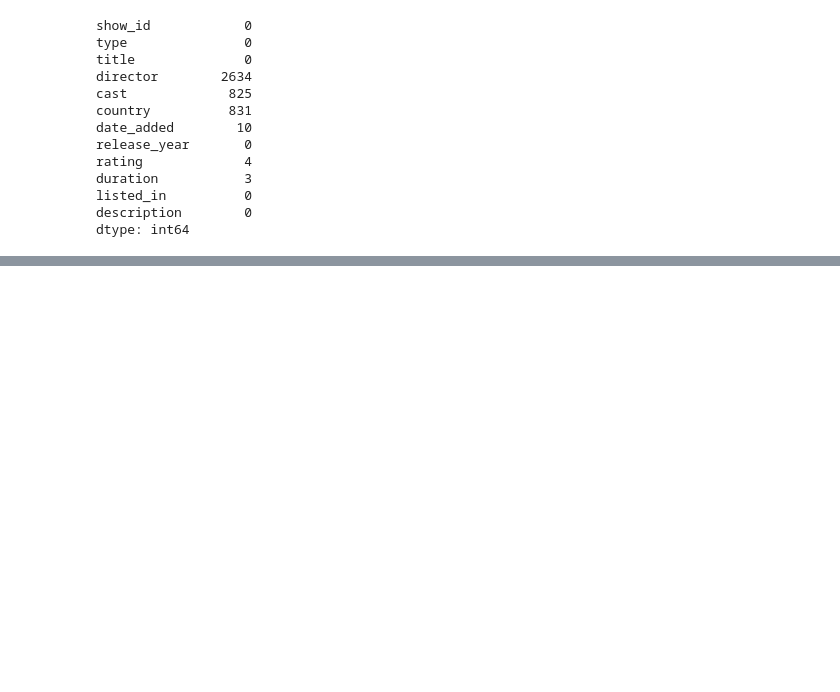
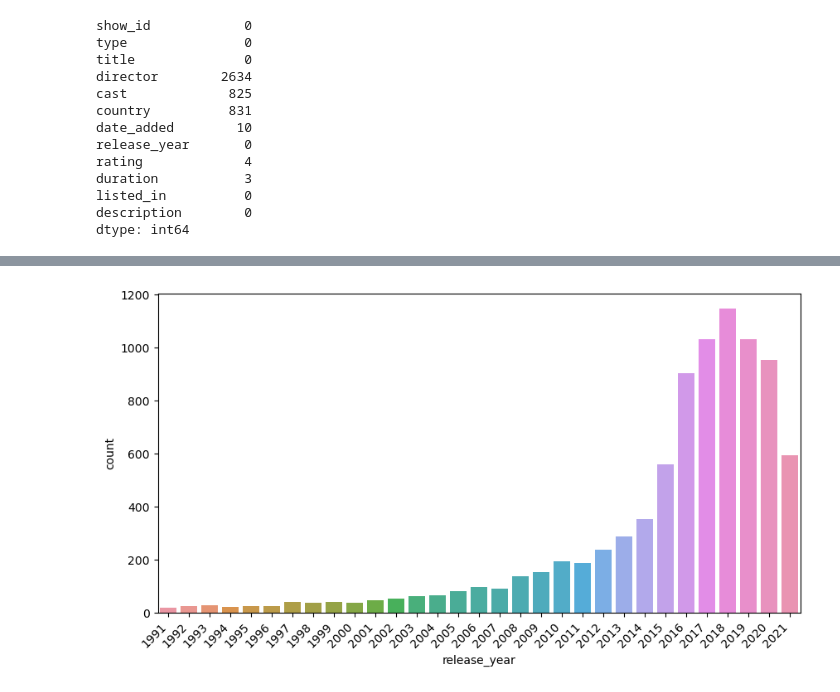
Before and after one commit to KayQu91/Netflix-Movies-and-TV-Shows, a Jupyter notebook: Netflix_Analysis.ipynb, the cells around one changed output, grey strips where cells are left out. Saved outputs shown, nothing was run; the diff lists cells and outputs as text; code cells hidden in the pictures; blank space fills up the shorter version.

```diff
--- a/Netflix_Analysis.ipynb
+++ b/Netflix_Analysis.ipynb
@@ -59,0 +117,6 @@ dtype: int64
+# %%
+plt.figure(figsize=(10,5))
+chart = sns.countplot(x='release_year', data=df[df['release_year']> 1990])
+chart.set_xticklabels(chart.get_xticklabels(), rotation=45, horizontalalignment='right');
+# %% [output]
+[figure, added]
```
Also changed, not shown: parts of 10 cells of this notebook.
